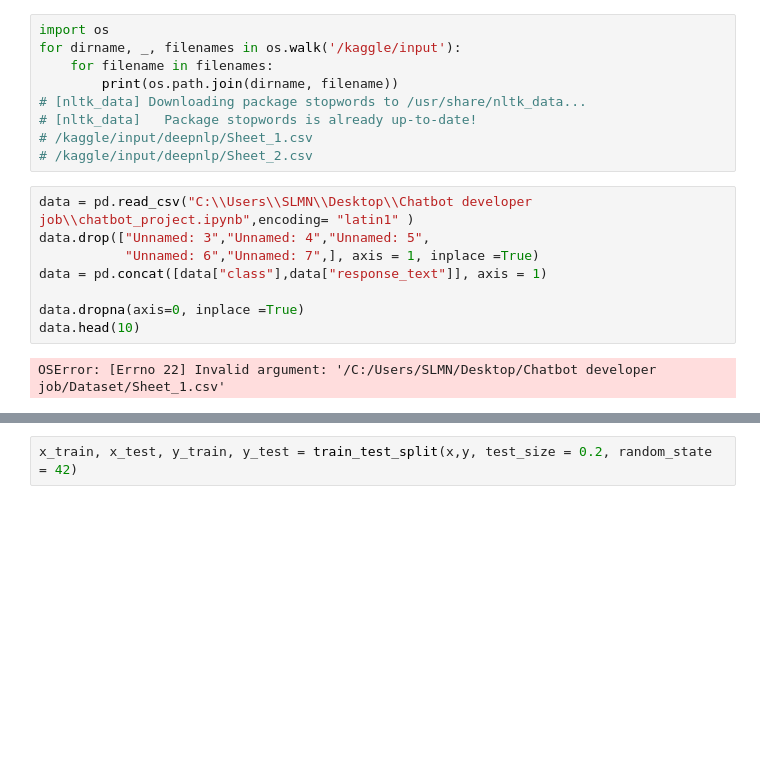
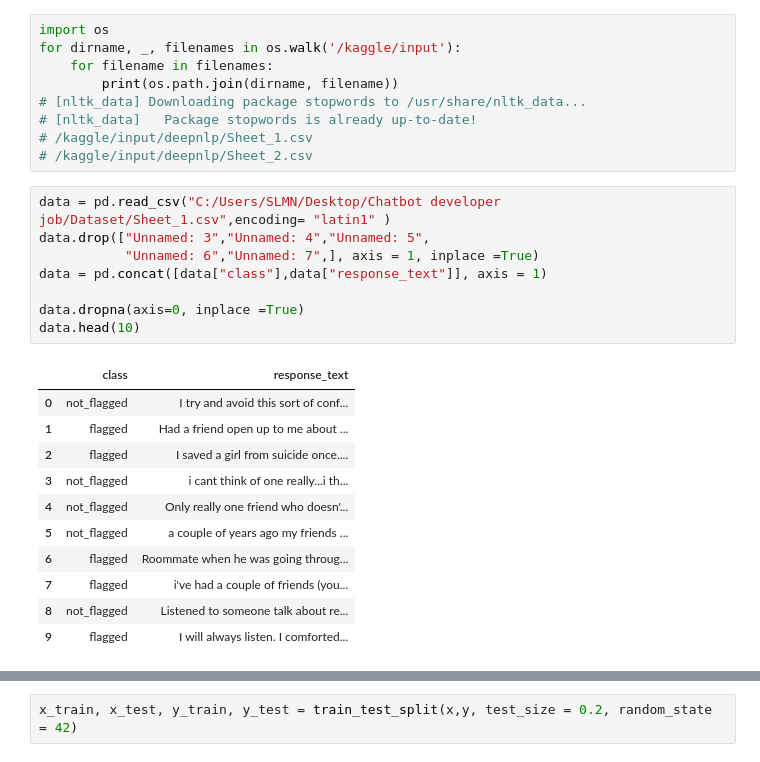
Before and after one commit to Olutola-Oluwatobi-Solomon/Rule-based-chatbot, a Jupyter notebook: chatbot_project.ipynb, the cells around one changed output, grey strips where cells are left out. Cells and saved outputs as stored; diff of their text form; blank space fills up the shorter version.

```diff
--- a/chatbot_project.ipynb
+++ b/chatbot_project.ipynb
@@ -27,15 +27,25 @@ for dirname, _, filenames in os.walk('/kaggle/input'):
 # /kaggle/input/deepnlp/Sheet_1.csv
 # /kaggle/input/deepnlp/Sheet_2.csv
 # %%
-data = pd.read_csv("C:\\Users\\SLMN\\Desktop\\Chatbot developer  job\\chatbot_project.ipynb",encoding= "latin1" )
+data = pd.read_csv("C:/Users/SLMN/Desktop/Chatbot developer  job/Dataset/Sheet_1.csv",encoding= "latin1" )
 data.drop(["Unnamed: 3","Unnamed: 4","Unnamed: 5",
            "Unnamed: 6","Unnamed: 7",], axis = 1, inplace =True)
 data = pd.concat([data["class"],data["response_text"]], axis = 1)
 
 data.dropna(axis=0, inplace =True)
 data.head(10)
 # %% [output]
-OSError: [Errno 22] Invalid argument: '/C:/Users/SLMN/Desktop/Chatbot developer  job/Dataset/Sheet_1.csv'
+|  | class | response_text |
+| 0 | not_flagged | I try and avoid this sort of conf... |
+| 1 | flagged | Had a friend open up to me about ... |
+| 2 | flagged | I saved a girl from suicide once.... |
+| 3 | not_flagged | i cant think of one really...i th... |
+| 4 | not_flagged | Only really one friend who doesn'... |
+| 5 | not_flagged | a couple of years ago my friends ... |
+| 6 | flagged | Roommate when he was going throug... |
+| 7 | flagged | i've had a couple of friends (you... |
+| 8 | not_flagged | Listened to someone talk about re... |
+| 9 | flagged | I will always listen. I comforted... |
 # %%
 data["class"] = [1 if each == "flagged" else 0 for each in data["class"]]
 data.head()
```
Also changed, not shown: parts of 9 cells of this notebook, 2 other files.
